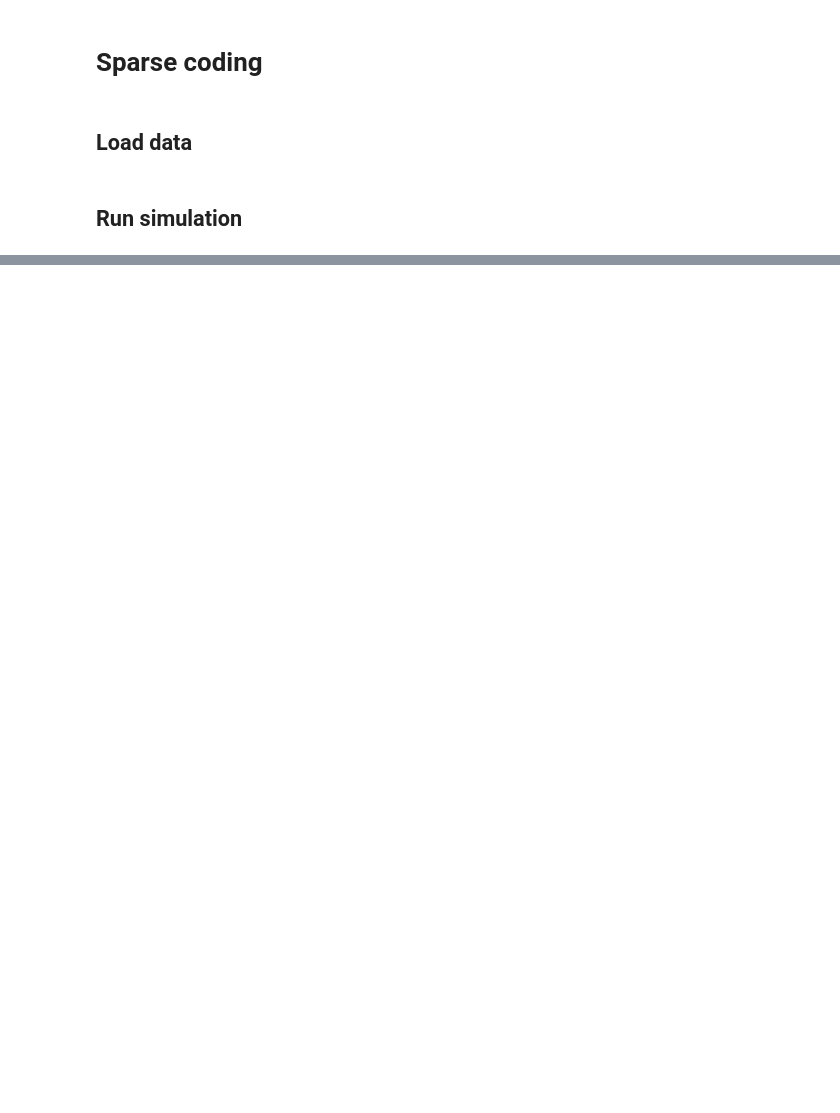
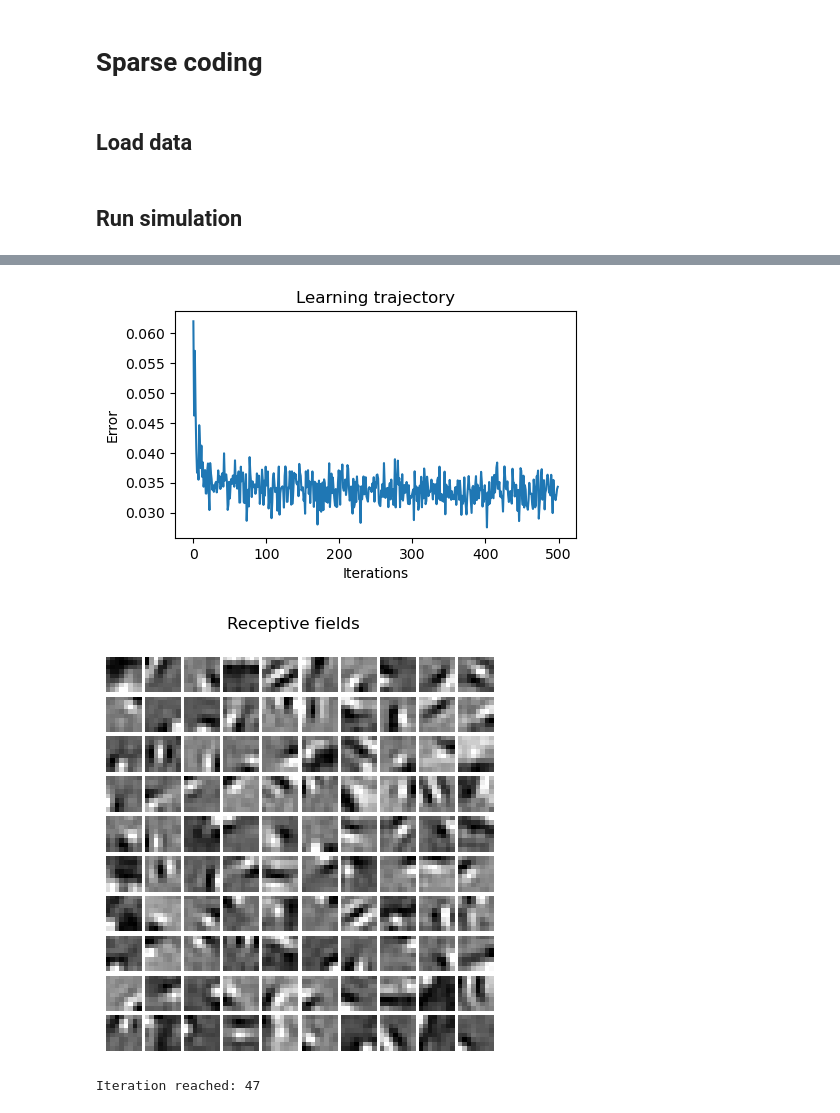
Before and after one commit to I-Pica/SparseCoding-OlshausenField-Model, a Jupyter notebook: sparse-coding.ipynb, the cells around one changed output, grey strips where cells are left out. Cells and saved outputs as stored; diff of their text form; code cells hidden in the pictures; blank space fills up the shorter version.

```diff
--- a/sparse-coding.ipynb
+++ b/sparse-coding.ipynb
@@ -86,0 +93,73 @@ for iter_ in tqdm(range(num_iter)):
+# %%
+# Plot learning trajectory
+plt.figure(figsize=(5, 3))
+plt.ylabel("Error")
+plt.xlabel("Iterations")
+plt.plot(np.arange(len(error_list)), np.array(error_list))
+plt.tight_layout()
+plt.title("Learning trajectory")
+plt.show()
+
+# Plot Receptive fields
+fig = plt.figure(figsize=(5, 5))
+plt.subplots_adjust(hspace=0.1, wspace=0.1)
+for i in tqdm(range(num_units)):
+    plt.subplot(10, 10, i+1)
+    plt.imshow(np.reshape(model.Phi[:, i], (sz, sz)), cmap="gray")
+    plt.axis("off")
+
+fig.suptitle("Receptive fields")
+plt.subplots_adjust(top=0.9)
+plt.show()
+# %% [output]
+[figure, added]
+[figure, added]
+# %%
+# Plot image reconstruction and associated activity
+# Do image reconstruction
+batch_size = 5
+model.batch_size = batch_size
+eps = 1e-8
+
+beginx = np.random.randint(0, W-sz, batch_size)
+beginy = np.random.randint(0, H-sz, batch_size)
+
+inputs_list = []
+
+# Get images randomly
+for i in range(batch_size):
+    idx = np.random.randint(0, num_images)
+    img = imgs[:, :, idx]
+    clop = img[beginy[i]:beginy[i]+sz, beginx[i]:beginx[i]+sz].flatten()
+    inputs_list.append(clop - np.mean(clop))
+
+inputs = np.array(inputs_list) # Input image patches
+
+model.batch_size = batch_size
+model.initialize_states() # Reset states
+model.normalize_rows() # Normalize weights
+
+# Input an image patch until latent variables are converged
+r_tm1 = model.r # set previous r (t minus 1)
+
+for t in range(nt_max):
+    # Update r without update weights
+    error, r = model(inputs, training=False)
+    dr = r - r_tm1
+
+    # Compute norm of r
+    dr_norm = np.linalg.norm(dr, ord=2) / (eps + np.linalg.norm(r_tm1, ord=2))
+    r_tm1 = r # update r_tm1
+
+    # Check convergence of r, then update weights
+    if dr_norm < eps:
+        print("Iteration reached:", t)
+        break
+
+    # If failure to convergence, break and print error
+    if t >= nt_max-2:
+        print("Error at patch:", iter_)
+        print(dr_norm)
+        break
+# %% [output]
+Iteration reached: 47
```
Also changed, not shown: parts of 2 cells of this notebook.
